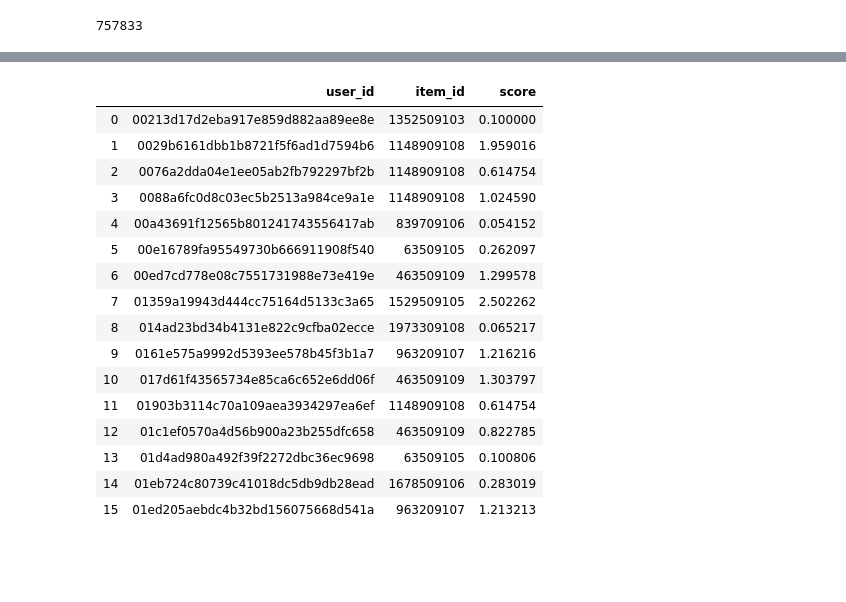
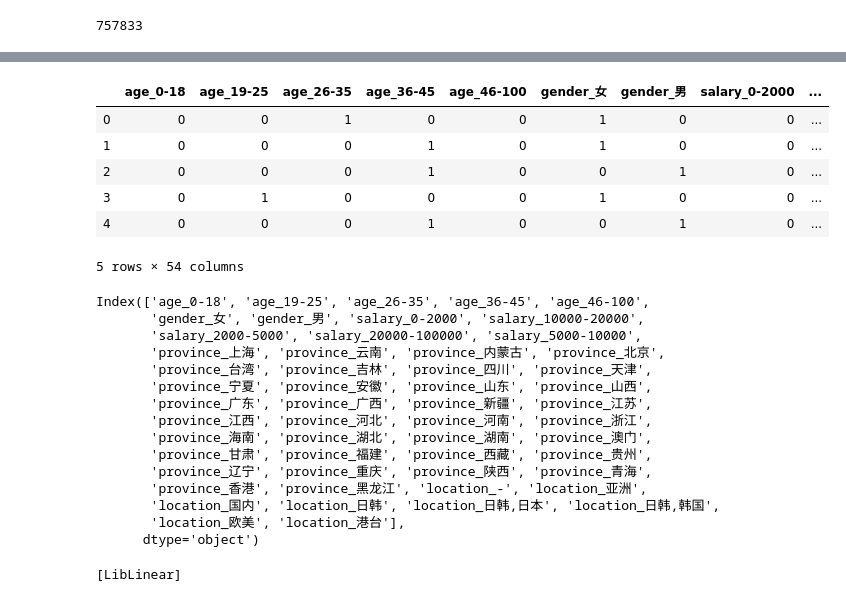
Before and after one commit to mozhumz/bigdata_demo_py, a Jupyter notebook: demoDay21_recsys_music/Untitled.ipynb, the cells around one changed output, grey strips where cells are left out. Cells and saved outputs as stored; diff of their text form; code cells hidden in the pictures; blank space fills up the shorter version.

```diff
--- a/demoDay21_recsys_music/Untitled.ipynb
+++ b/demoDay21_recsys_music/Untitled.ipynb
@@ -58,0 +102,2 @@ len(data)
+# %%
+user_profile=user_profile()
@@ -59,3 +112,17 @@ len(data)
+# %%
+data=data.merge(user_profile,how='inner',on='user_id').merge(music_data,how='inner',on='item_id')
+# %%
+#用户特征
+user_feat=['age','gender','salary','province']
+# 物品特征
+item_feat=['location','total_timelen']
+item_text_feat=['item_name','tags']
+# 交叉特征
+watch_feat=['stay_seconds','score','hour']
+
+# 离散和连续特征
+dispersed_feat=user_feat+['location']
+continue_feat=['score']
 # %%
 data.head()
 # %% [output]
@@ -81,20 +144,12 @@ data.head()
-# %%
-data.groupby(['user_id','item_id'])['score'].sum().reset_index()
-# %% [output]
-|  | user_id | item_id | score |
-| 0 | 00213d17d2eba917e859d882aa89ee8e | 1352509103 | 0.100000 |
-| 1 | 0029b6161dbb1b8721f5f6ad1d7594b6 | 1148909108 | 1.959016 |
-| 2 | 0076a2dda04e1ee05ab2fb792297bf2b | 1148909108 | 0.614754 |
-| 3 | 0088a6fc0d8c03ec5b2513a984ce9a1e | 1148909108 | 1.024590 |
-| 4 | 00a43691f12565b801241743556417ab | 839709106 | 0.054152 |
-| 5 | 00e16789fa95549730b666911908f540 | 63509105 | 0.262097 |
-| 6 | 00ed7cd778e08c7551731988e73e419e | 463509109 | 1.299578 |
-| 7 | 01359a19943d444cc75164d5133c3a65 | 1529509105 | 2.502262 |
-| 8 | 014ad23bd34b4131e822c9cfba02ecce | 1973309108 | 0.065217 |
-| 9 | 0161e575a9992d5393ee578b45f3b1a7 | 963209107 | 1.216216 |
-| 10 | 017d61f43565734e85ca6c652e6dd06f | 463509109 | 1.303797 |
-| 11 | 01903b3114c70a109aea3934297ea6ef | 1148909108 | 0.614754 |
-| 12 | 01c1ef0570a4d56b900a23b255dfc658 | 463509109 | 0.822785 |
-| 13 | 01d4ad980a492f39f2272dbc36ec9698 | 63509105 | 0.100806 |
-| 14 | 01eb724c80739c41018dc5db9db28ead | 1678509106 | 0.283019 |
-| 15 | 01ed205aebdc4b32bd156075668d541a | 963209107 | 1.213213 |
+# %%
+df=pd.get_dummies(data[dispersed_feat])
+# %%
+df.head()
+# %% [output]
+|  | age_0-18 | age_19-25 | age_26-35 | age_36-45 | age_46-100 | gender_女 | gender_男 | salary_0-2000 | ... |
+| 0 | 0 | 0 | 1 | 0 | 0 | 1 | 0 | 0 | ... |
+| 1 | 0 | 0 | 0 | 1 | 0 | 1 | 0 | 0 | ... |
+| 2 | 0 | 0 | 0 | 1 | 0 | 0 | 1 | 0 | ... |
+| 3 | 0 | 1 | 0 | 0 | 0 | 1 | 0 | 0 | ... |
+| 4 | 0 | 0 | 0 | 1 | 0 | 0 | 1 | 0 | ... |
+5 rows × 54 columns
@@ -100,0 +158,18 @@ data.groupby(['user_id','item_id'])['score'].sum().reset_index()
+# %%
+one_hot_cols
+# %% [output]
+Index(['age_0-18', 'age_19-25', 'age_26-35', 'age_36-45', 'age_46-100',
+       'gender_女', 'gender_男', 'salary_0-2000', 'salary_10000-20000',
+       'salary_2000-5000', 'salary_20000-100000', 'salary_5000-10000',
+       'province_上海', 'province_云南', 'province_内蒙古', 'province_北京',
+       'province_台湾', 'province_吉林', 'province_四川', 'province_天津',
+       'province_宁夏', 'province_安徽', 'province_山东', 'province_山西',
+       'province_广东', 'province_广西', 'province_新疆', 'province_江苏',
+       'province_江西', 'province_河北', 'province_河南', 'province_浙江',
+       'province_海南', 'province_湖北', 'province_湖南', 'province_澳门',
+       'province_甘肃', 'province_福建', 'province_西藏', 'province_贵州',
+       'province_辽宁', 'province_重庆', 'province_陕西', 'province_青海',
+       'province_香港', 'province_黑龙江', 'location_-', 'location_亚洲',
+       'location_国内', 'location_日韩', 'location_日韩,日本', 'location_日韩,韩国',
+       'location_欧美', 'location_港台'],
+      dtype='object')
@@ -100,0 +184,4 @@ data.groupby(['user_id','item_id'])['score'].sum().reset_index()
+# %%
+model=lr.fit(X_train,Y_train)
+# %% [output]
+[LibLinear]
```
Also changed, not shown: parts of 29 cells of this notebook, 15 other files.
